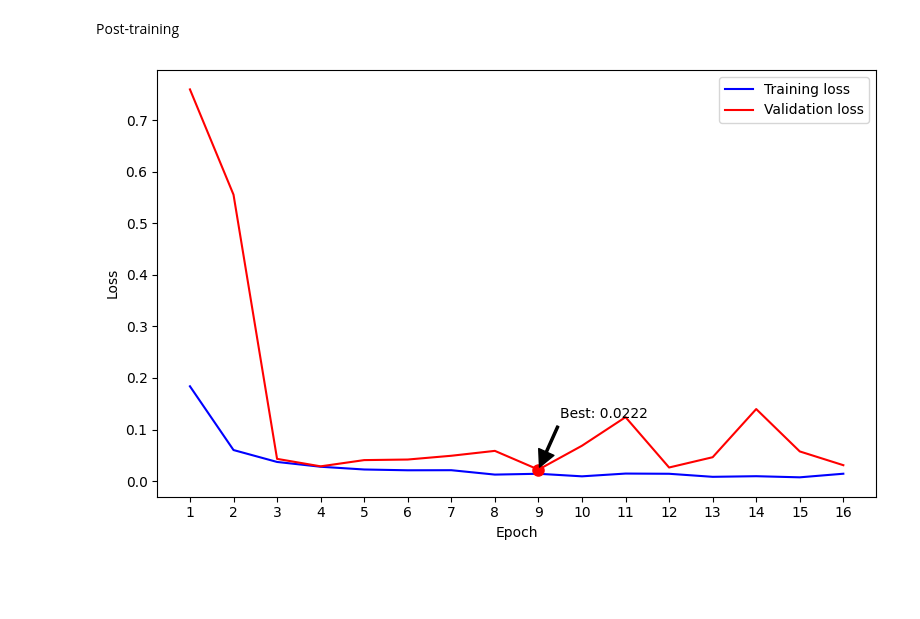
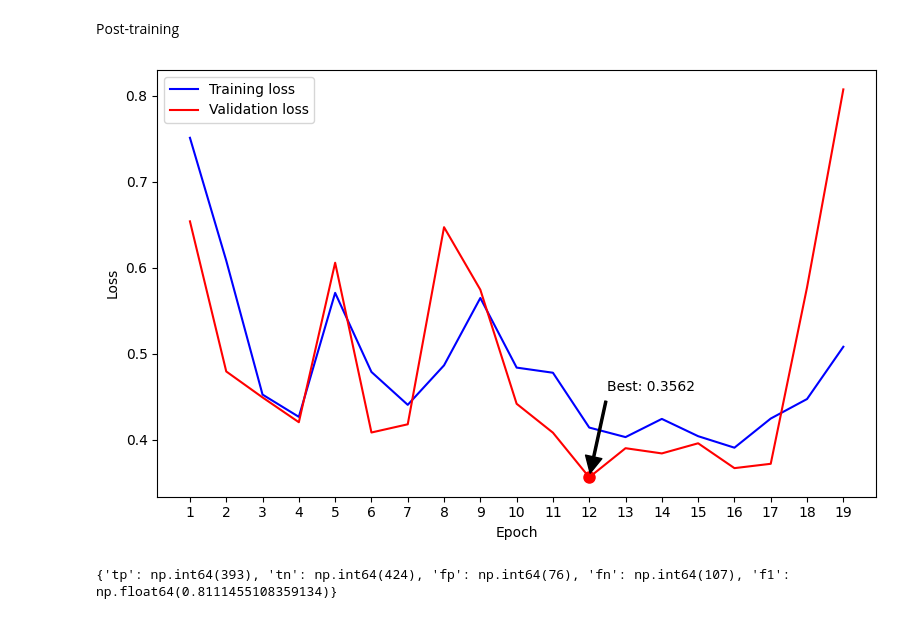
Before and after one commit to glimeuxe/quake, a Jupyter notebook: main.ipynb, the cells around one changed output. Cells and saved outputs as stored; diff of their text form; code cells hidden in the pictures; blank space fills up the shorter version.

```diff
--- a/main.ipynb
+++ b/main.ipynb
@@ -1,6 +1,7 @@
 # %%
 import json
 import matplotlib.pyplot as plt
+import matplotlib.ticker as ticker
 import numpy as np
 import os
 import pandas as pd
@@ -8,18 +9,20 @@ import torch
 import torch.nn as nn
 import torch.optim as optim
 import torch.nn.functional as F
+from architectures import *
 from sklearn.metrics import accuracy_score, precision_score, recall_score, confusion_matrix
 from sklearn.model_selection import train_test_split
 from torch.utils.data import Dataset, DataLoader
-from utils import DataPreprocessing, SpectrogramDataset, plot_waveform, plot_spectrogram, seed_functions
+from utils import *
 
 DEVICE = torch.device("cuda" if torch.cuda.is_available() else "cpu")
 SEED = 37
+
 ROOT_PATH = os.getcwd()
-LOGS_PATH = os.path.join(ROOT_PATH, "logs")
-RAW_DATASET_PATH = os.path.join(ROOT_PATH, "dataset", "raw")
-PRODUCTION_DATASET_PATH = os.path.join(ROOT_PATH, "dataset", "production")
-MODELS_PATH = os.path.join(ROOT_PATH, "models")
+os.makedirs(LOGS_PATH := os.path.join(ROOT_PATH, "logs"), exist_ok=True)
+os.makedirs(RAW_DATASET_PATH := os.path.join(ROOT_PATH, "dataset", "raw"), exist_ok=True)
+os.makedirs(PRODUCTION_DATASET_PATH := os.path.join(ROOT_PATH, "dataset", "production"), exist_ok=True)
+os.makedirs(MODELS_PATH := os.path.join(ROOT_PATH, "models"), exist_ok=True)
 
 print(DEVICE)
 seed_functions(SEED)
@@ -150,6 +136,4 @@ class ViTCustom(nn.Module):
 # %%
-from architectures import *
-
 def train_model(model, train_loader, dev_loader, criterion, optimizer):
 	# Create model folder
 	model_folder = os.path.join(MODELS_PATH, f"{model.id}")
@@ -208,7 +192,7 @@ def train_model(model, train_loader, dev_loader, criterion, optimizer):
 	with open(os.path.join(model_folder, "losses.json"), "w") as f:
 		json.dump(loss_data, f)
 
-model = ViTCustom().to(DEVICE)
 criterion = nn.BCELoss()
 optimizer = torch.optim.AdamW(model.parameters(), lr=LEARNING_RATE)
-train_model(model, train_loader, dev_loader, criterion, optimizer)
+
+# train_model(model, train_loader, dev_loader, criterion, optimizer)
@@ -233,71 +199,51 @@ Stopping early
 # %% [markdown]
 Post-training
 # %%
-import matplotlib.pyplot as plt
-import matplotlib.ticker as ticker
+
 
 def visualise_training(model):
 	model_folder = os.path.join(MODELS_PATH, f"{model.id}")
 	with open(os.path.join(model_folder, "losses.json"), "r") as f:
 		loss_data = json.load(f)
 	train_losses = loss_data["train_losses"]
 	dev_losses = loss_data["dev_losses"]
 	plt.figure(figsize=(8, 5))
 	epochs = range(1, len(train_losses) + 1)
-	plt.plot(epochs, train_losses, 'b-', label='Training loss')
-	plt.plot(epochs, dev_losses, 'r-', label='Validation loss')
+	plt.plot(epochs, train_losses, "b-", label="Training loss")
+	plt.plot(epochs, dev_losses, "r-", label="Validation loss")
 	plt.xlabel("Epoch")
 	plt.ylabel("Loss")
 	plt.legend()
 	best_epoch = np.argmin(dev_losses) + 1
 	best_loss = min(dev_losses)
-	plt.plot(best_epoch, best_loss, 'ro', markersize=8)
+	plt.plot(best_epoch, best_loss, "ro", markersize=8)
 	plt.annotate(
-		f'Best: {best_loss:.4f}',
+		f"Best: {best_loss:.4f}",
 		xy=(best_epoch, best_loss),
 		xytext=(best_epoch + 0.5, best_loss + 0.1),
-		arrowprops=dict(facecolor='black', shrink=0.05, width=1.5)
+		arrowprops=dict(facecolor="black", shrink=0.05, width=1.5)
 	)
 	plt.gca().xaxis.set_major_locator(ticker.MultipleLocator(1))
 	plt.tight_layout()
 	plt.show()
 
-def compute_metrics(y_true, y_pred):
-	y_true, y_pred = y_true.cpu().numpy(), (y_pred.cpu().numpy() > 0.5)
-	acc = accuracy_score(y_true, y_pred)
-	precision = precision_score(y_true, y_pred, zero_division=0)
-	recall = recall_score(y_true, y_pred)
-	tn, fp, fn, tp = confusion_matrix(y_true, y_pred).ravel()
-	tpr = tp / (tp + fn) if (tp + fn) > 0 else 0
-	fpr = fp / (fp + tn) if (fp + tn) > 0 else 0
-	return {
-		"accuracy": float(round(acc, 5)),
-		"precision": float(round(precision, 5)),
-		"TPR": float(round(tpr, 5)),
-		"FPR": float(round(fpr, 5))
-	}
-
 def evaluate_model(model, test_loader):
 	model.eval()
-	y_true, y_pred = [], []
+	Y_hat, Y = [], []
+
 	with torch.no_grad():
-		for images, labels in test_loader:
-			images, labels = images.to(DEVICE), labels.to(DEVICE)
-			outputs = model(images)
-			y_true.append(labels)
-			y_pred.append(outputs)
-	y_true = torch.cat(y_true, dim=0)
-	y_pred = torch.cat(y_pred, dim=0)
-	metrics = compute_metrics(y_true, y_pred)
-	print(f"Test Metrics: {{'accuracy': {metrics['accuracy']:.5f}, "
-		f"'precision': {metrics['precision']:.5f}, "
-		f"'TPR': {metrics['TPR']:.5f}, "
-		f"'FPR': {metrics['FPR']:.5f}}}")
+		for x, y in test_loader:
+			Y_hat.append(model(x.to(DEVICE)).round().cpu())
+			Y.append(y)
 
-model_ = MNV3S().to(DEVICE)
-visualise_training(model_)
+	tn, fp, fn, tp = confusion_matrix(torch.cat(Y), torch.cat(Y_hat)).ravel()
+	print({"tp": tp, "tn": tn, "fp": fp, "fn": fn, "f1": compute_f1(tp, tn, fp, fn)})
 
-model_.load_state_dict(torch.load(os.path.join(MODELS_PATH, model_.id, "best.pth")))
-evaluate_model(model_, test_loader)
+m = ViTB16().to(DEVICE)
+visualise_training(m)
+
+m.load_state_dict(torch.load(os.path.join(MODELS_PATH, m.id, "best.pth")))
+evaluate_model(m, test_loader)
 # %% [output]
-[figure, old version]
+[figure, new version]
+{'tp': np.int64(393), 'tn': np.int64(424), 'fp': np.int64(76), 'fn': np.int64(107), 'f1': np.float64(0.8111455108359134)}
```
Also changed, not shown: parts of 7 cells of this notebook, 2 other files.
